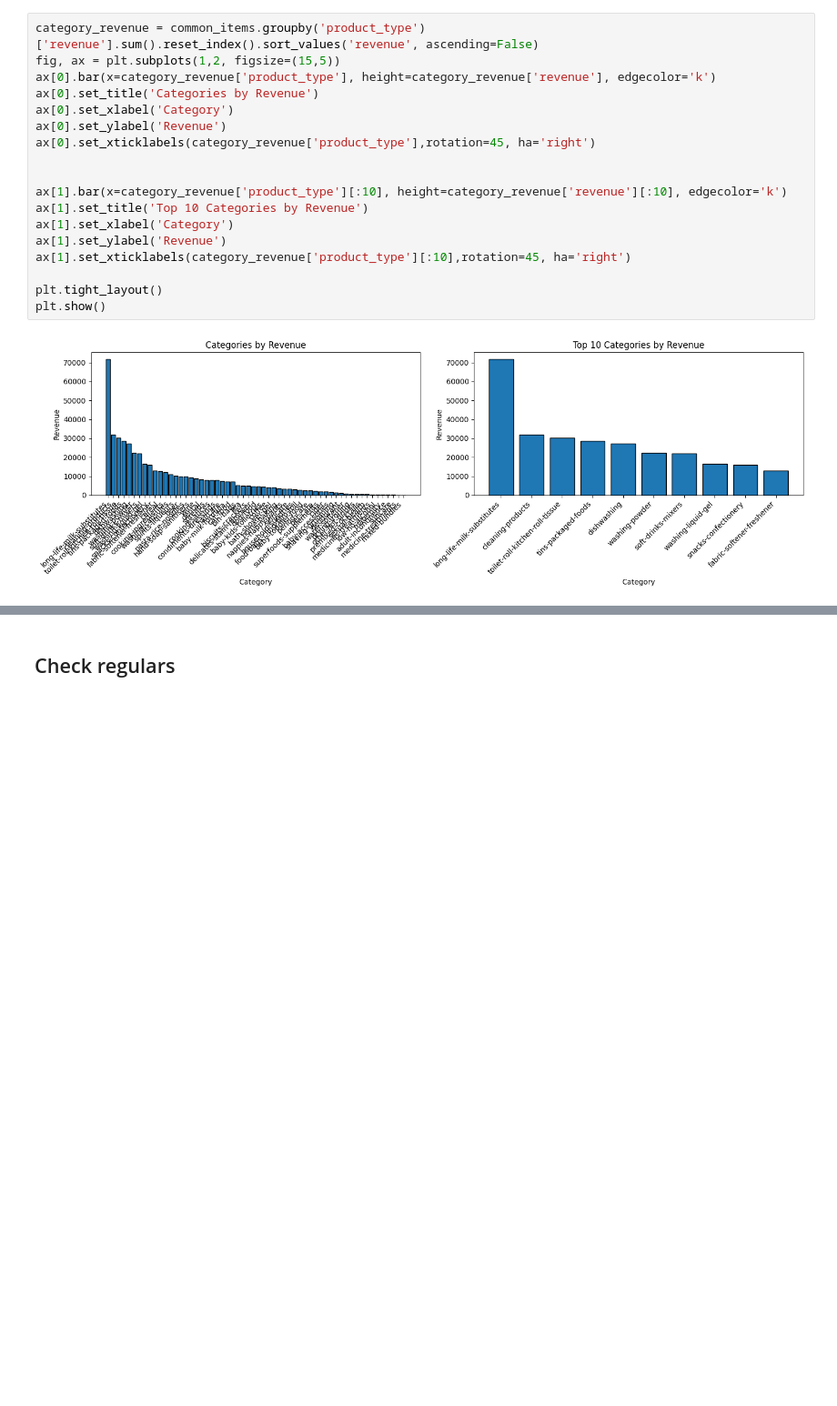
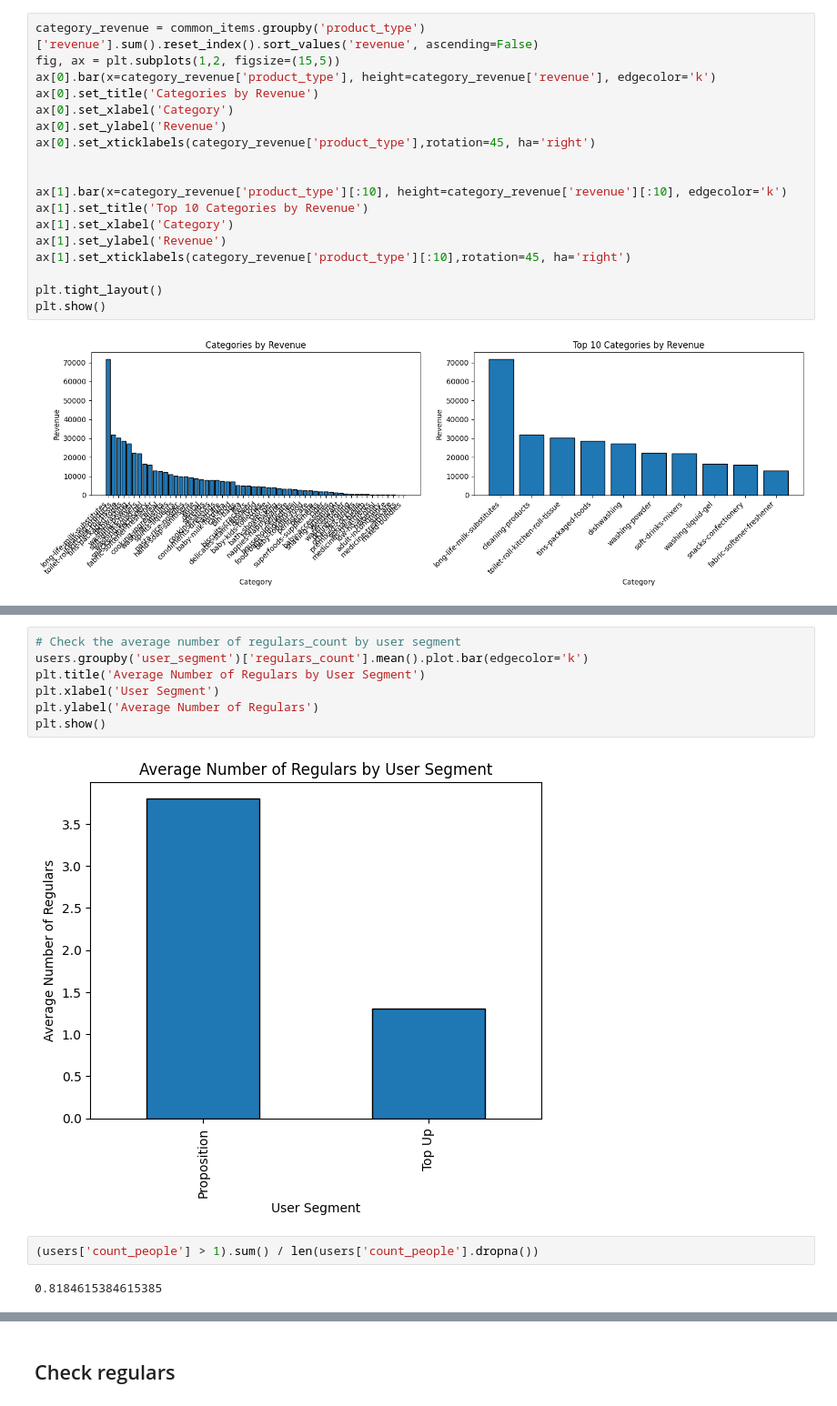
Before and after one commit to Alejandro-Andreo/zrive-ds, a Jupyter notebook: src/module_2/groceries_analysis.ipynb, the cells around one changed output, grey strips where cells are left out. Shown at 91% size. Drawn from its saved outputs; the diff is of its cells as text; blank space fills up the shorter version.

```diff
--- a/src/module_2/groceries_analysis.ipynb
+++ b/src/module_2/groceries_analysis.ipynb
@@ -308,0 +373,13 @@ plt.show()
+# %%
+# Check the average number of regulars_count by user segment
+users.groupby('user_segment')['regulars_count'].mean().plot.bar(edgecolor='k')
+plt.title('Average Number of Regulars by User Segment')
+plt.xlabel('User Segment')
+plt.ylabel('Average Number of Regulars')
+plt.show()
+# %% [output]
+[figure, added]
+# %%
+(users['count_people'] > 1).sum() / len(users['count_people'].dropna())
+# %% [output]
+0.8184615384615385
```
Also changed, not shown: parts of 40 cells of this notebook, 3 other files.
